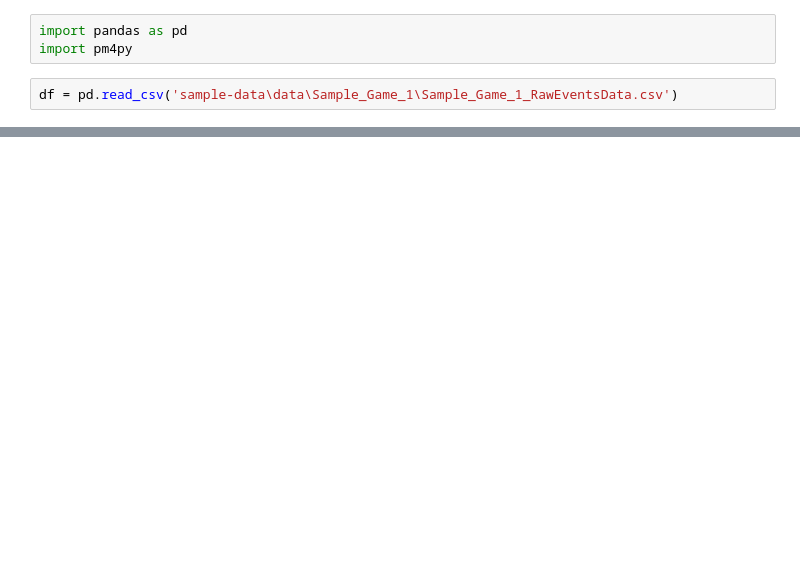
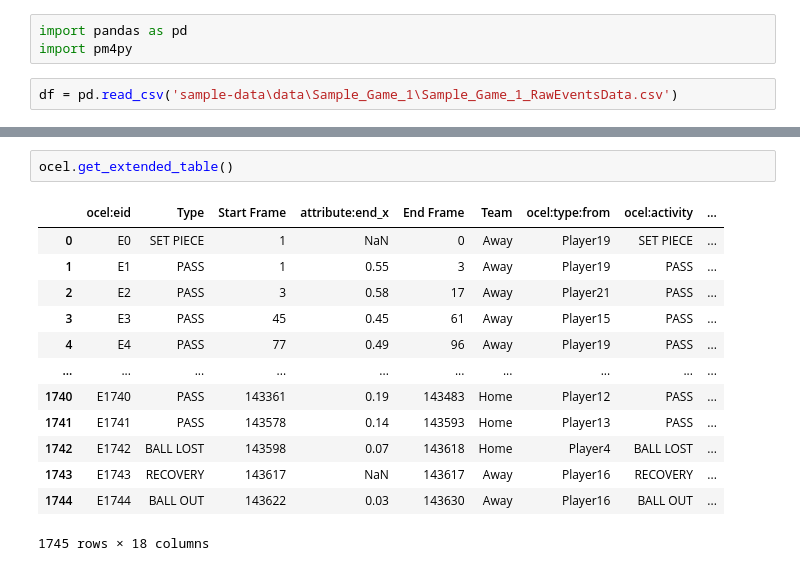
Before and after one commit to VitoChan01/Soccer, a Jupyter notebook: convert_ocel.ipynb, the cells around one changed output, grey strips where cells are left out. Saved outputs shown, nothing was run; the diff lists cells and outputs as text; blank space fills up the shorter version.

```diff
--- a/convert_ocel.ipynb
+++ b/convert_ocel.ipynb
@@ -21,0 +71,16 @@ df
+# %%
+ocel.get_extended_table()
+# %% [output]
+|  | ocel:eid | Type | Start Frame | attribute:end_x | End Frame | Team | ocel:type:from | ocel:activity | ... |
+| 0 | E0 | SET PIECE | 1 | NaN | 0 | Away | Player19 | SET PIECE | ... |
+| 1 | E1 | PASS | 1 | 0.55 | 3 | Away | Player19 | PASS | ... |
+| 2 | E2 | PASS | 3 | 0.58 | 17 | Away | Player21 | PASS | ... |
+| 3 | E3 | PASS | 45 | 0.45 | 61 | Away | Player15 | PASS | ... |
+| 4 | E4 | PASS | 77 | 0.49 | 96 | Away | Player19 | PASS | ... |
+| ... | ... | ... | ... | ... | ... | ... | ... | ... | ... |
+| 1740 | E1740 | PASS | 143361 | 0.19 | 143483 | Home | Player12 | PASS | ... |
+| 1741 | E1741 | PASS | 143578 | 0.14 | 143593 | Home | Player13 | PASS | ... |
+| 1742 | E1742 | BALL LOST | 143598 | 0.07 | 143618 | Home | Player4 | BALL LOST | ... |
+| 1743 | E1743 | RECOVERY | 143617 | NaN | 143617 | Away | Player16 | RECOVERY | ... |
+| 1744 | E1744 | BALL OUT | 143622 | 0.03 | 143630 | Away | Player16 | BALL OUT | ... |
+1745 rows × 18 columns
```
Also changed, not shown: parts of 10 cells of this notebook.
